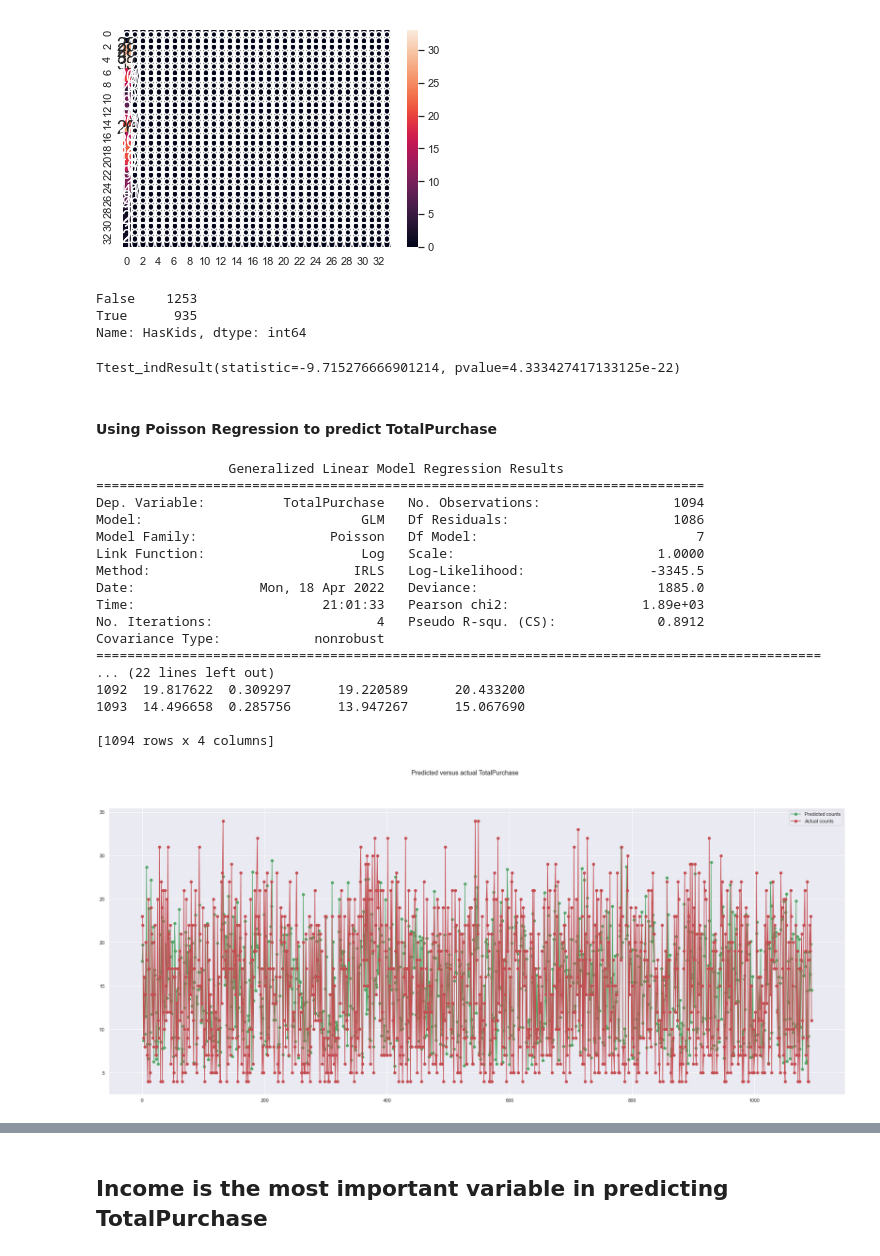
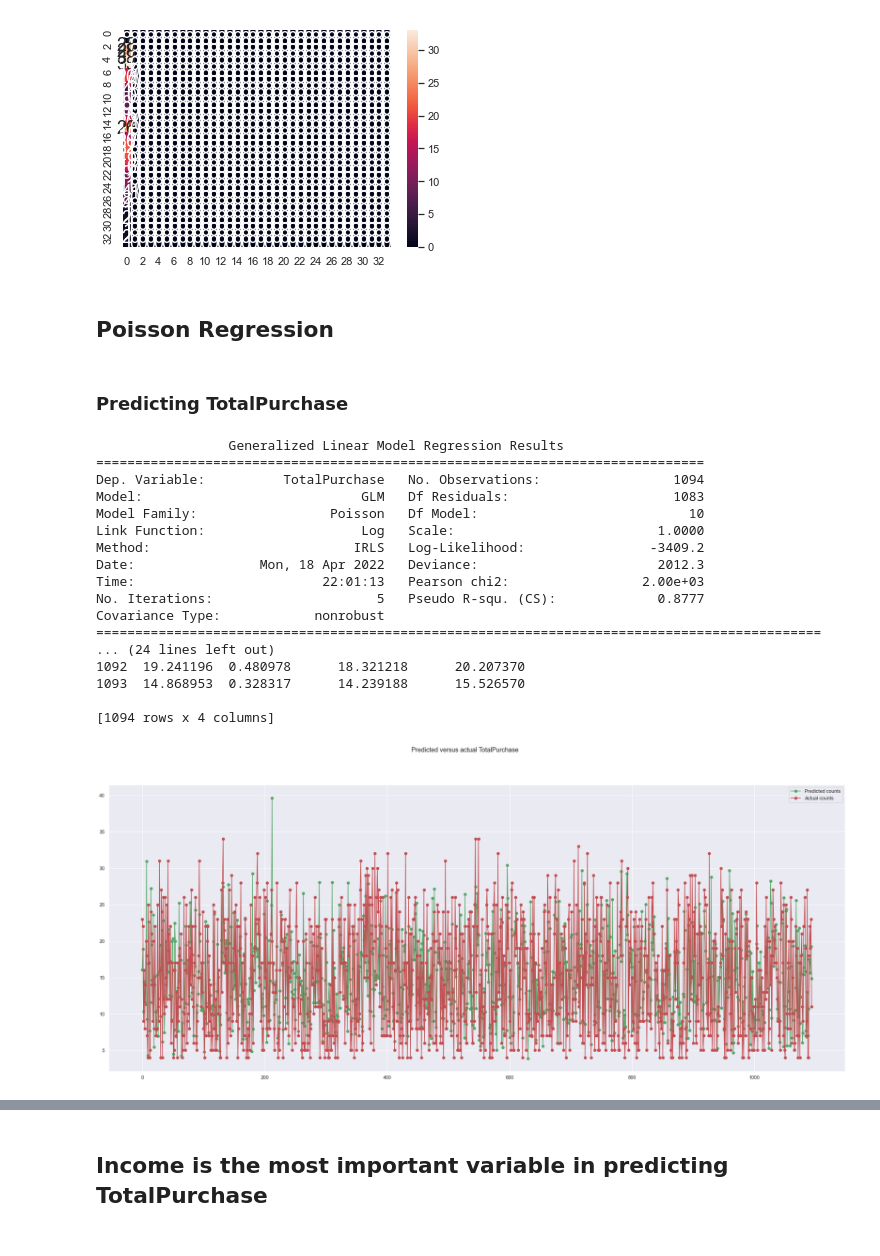
Before and after one commit to BoonHianLim/SC1015-Customer-Personality-Analysis, a Jupyter notebook: Machine-learning.ipynb, the cells around one changed output, grey strips where cells are left out. Saved outputs shown, nothing was run; the diff lists cells and outputs as text; code cells hidden in the pictures.

```diff
--- a/Machine-learning.ipynb
+++ b/Machine-learning.ipynb
@@ -81,19 +81,7 @@ sb.heatmap(confusion_matrix(y_test, y_pred),
 Score for the train model: 0.9419442033784713
 <AxesSubplot:>
 [figure]
-# %%
-import scipy.stats as stats
-
-customerData.loc[customerData['Kidhome'] > 0, 'HasKids'] = True
-customerData.loc[customerData['Kidhome'] == 0, 'HasKids'] = False
-customerData['HasKids']
-print(customerData["HasKids"].value_counts())
-
-stats.ttest_ind(a = customerData['HasKids']==True, b = customerData['HasKids']==False, equal_var=True)
-# %% [output]
-False    1253
-True      935
-Name: HasKids, dtype: int64
-Ttest_indResult(statistic=-9.715276666901214, pvalue=4.333427417133125e-22)
 # %% [markdown]
-#### Using Poisson Regression to predict TotalPurchase
+## Poisson Regression
+# %% [markdown]
+### Predicting TotalPurchase
@@ -102,49 +93,46 @@ from patsy import dmatrices
 import statsmodels.api as sm
 
 # mask = np.random.rand(len(customerData)) < 0.8
-df_train = pd.read_csv(r'dataset\new_train_data.csv')
-df_test =  pd.read_csv(r'dataset\new_test_data.csv')
-
 # TotalPurchase ~ Year_Birth + Education + Marital_Status + Kidhome + Teenhome + Income + Recency + YearRange + HaveChild + Complain
 # TotalPurchase ~ Income  + TotalChild + Teenhome + Kidhome + Year_Birth + Marital_Status
-expr = """TotalPurchase ~ Income  + TotalChild + Teenhome + Kidhome + Year_Birth + Marital_Status + NumWebVisitsMonth"""
+expr = """TotalPurchase ~ Education + Marital_Status + Income + TotalChild + HaveChild + NumWebVisitsMonth + YearRange"""
 
 y_train, X_train = dmatrices(expr, df_train, return_type='dataframe')
 y_test, X_test = dmatrices(expr, df_test, return_type='dataframe')
 
 poisson_training_results = sm.GLM(y_train, X_train, family=sm.families.Poisson()).fit()
 
 print(poisson_training_results.summary())
 
 poisson_predictions = poisson_training_results.get_prediction(X_test)
 #summary_frame() returns a pandas DataFrame
 predictions_summary_frame = poisson_predictions.summary_frame()
 print(predictions_summary_frame)
 
 predicted_counts=predictions_summary_frame['mean']
 actual_counts = y_test['TotalPurchase']
 fig = plt.figure(figsize = (30, 12))
 fig.suptitle('Predicted versus actual TotalPurchase')
 predicted, = plt.plot(X_test.index, predicted_counts, 'go-', label='Predicted counts')
 actual, = plt.plot(X_test.index, actual_counts, 'ro-', label='Actual counts')
 plt.legend(handles=[predicted, actual])
 plt.show()
 # %% [output]
                  Generalized Linear Model Regression Results
 ==============================================================================
 Dep. Variable:          TotalPurchase   No. Observations:                 1094
-Model:                            GLM   Df Residuals:                     1086
-Model Family:                 Poisson   Df Model:                            7
+Model:                            GLM   Df Residuals:                     1083
+Model Family:                 Poisson   Df Model:                           10
 Link Function:                    Log   Scale:                          1.0000
-Method:                          IRLS   Log-Likelihood:                -3345.5
-Date:                Mon, 18 Apr 2022   Deviance:                       1885.0
-Time:                        21:01:33   Pearson chi2:                 1.89e+03
-No. Iterations:                     4   Pseudo R-squ. (CS):             0.8912
+Method:                          IRLS   Log-Likelihood:                -3409.2
+Date:                Mon, 18 Apr 2022   Deviance:                       2012.3
+Time:                        22:01:13   Pearson chi2:                 2.00e+03
+No. Iterations:                     5   Pseudo R-squ. (CS):             0.8777
 Covariance Type:            nonrobust
 =============================================================================================
-... (22 lines left out)
-1092  19.817622  0.309297      19.220589      20.433200
-1093  14.496658  0.285756      13.947267      15.067690
+... (24 lines left out)
+1092  19.241196  0.480978      18.321218      20.207370
+1093  14.868953  0.328317      14.239188      15.526570
 
 [1094 rows x 4 columns]
-[figure, old version]
+[figure, new version]
```
Also changed, not shown: parts of 9 cells of this notebook.
